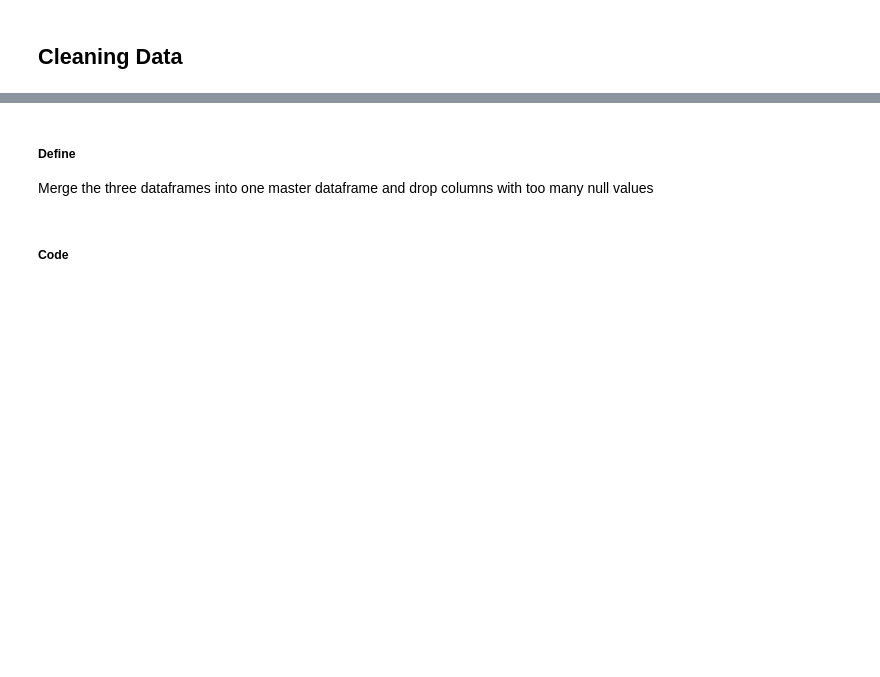
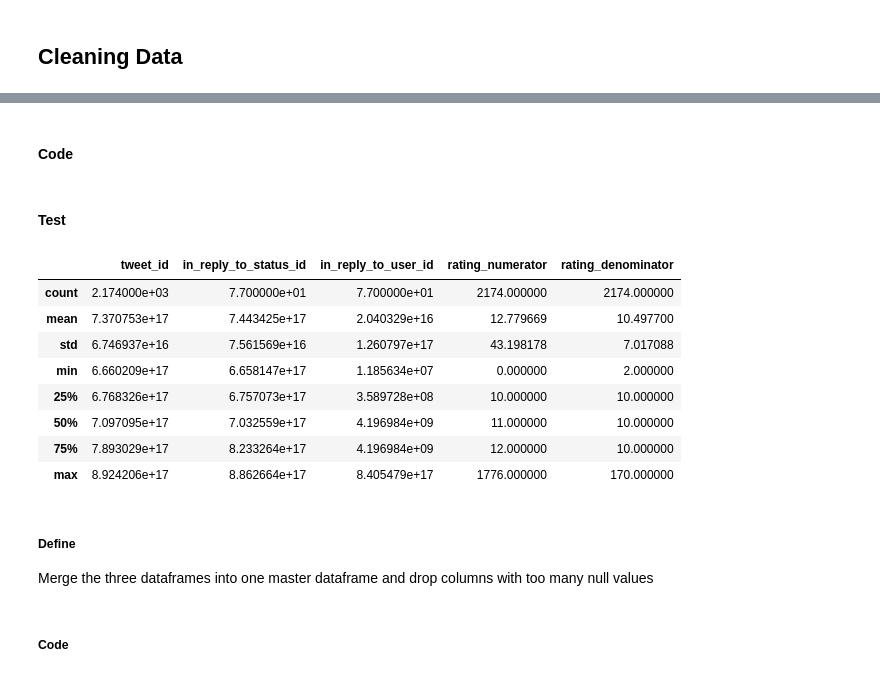
Before and after one commit to mingminwang/Wrangle_and_Analyze_Data_Udacity, a Jupyter notebook: wrangle_act.ipynb, the cells around one changed output, grey strips where cells are left out. Drawn from its saved outputs; the diff is of its cells as text; code cells hidden in the pictures; blank space fills up the shorter version.

```diff
--- a/wrangle_act.ipynb
+++ b/wrangle_act.ipynb
@@ -209,3 +259,27 @@ image_predictions_copy = image_predictions.copy()
+# %% [markdown]
+#### Code
+# %%
+# Filter the data frame using conditions "retweeted_status_id.isnull()"
+twitter_archive_enhanced_copy = twitter_archive_enhanced_copy[twitter_archive_enhanced_copy.retweeted_status_id.isnull()]
+# Filter the data frame using conditions rating_denominator != 0
+twitter_archive_enhanced_copy = twitter_archive_enhanced_copy.query('rating_denominator!=0')
+
+# Drop the three empty columns etweeted_status_id, retweeted_status_user_id, and retweeted_status_timestamp
+twitter_archive_enhanced_copy.drop(['retweeted_status_id','retweeted_status_user_id','retweeted_status_timestamp'],axis=1, inplace=True)
+# %% [markdown]
+#### Test
+# %%
+twitter_archive_enhanced_copy.describe()
+# %% [output]
+|  | tweet_id | in_reply_to_status_id | in_reply_to_user_id | rating_numerator | rating_denominator |
+| count | 2.174000e+03 | 7.700000e+01 | 7.700000e+01 | 2174.000000 | 2174.000000 |
+| mean | 7.370753e+17 | 7.443425e+17 | 2.040329e+16 | 12.779669 | 10.497700 |
+| std | 6.746937e+16 | 7.561569e+16 | 1.260797e+17 | 43.198178 | 7.017088 |
+| min | 6.660209e+17 | 6.658147e+17 | 1.185634e+07 | 0.000000 | 2.000000 |
+| 25% | 6.768326e+17 | 6.757073e+17 | 3.589728e+08 | 10.000000 | 10.000000 |
+| 50% | 7.097095e+17 | 7.032559e+17 | 4.196984e+09 | 11.000000 | 10.000000 |
+| 75% | 7.893029e+17 | 8.233264e+17 | 4.196984e+09 | 12.000000 | 10.000000 |
+| max | 8.924206e+17 | 8.862664e+17 | 8.405479e+17 | 1776.000000 | 170.000000 |
 # %% [markdown]
 ##### Define
 Merge the three dataframes into one master dataframe and drop columns with too many null values
```
Also changed, not shown: parts of 31 cells of this notebook, 2 other files.
